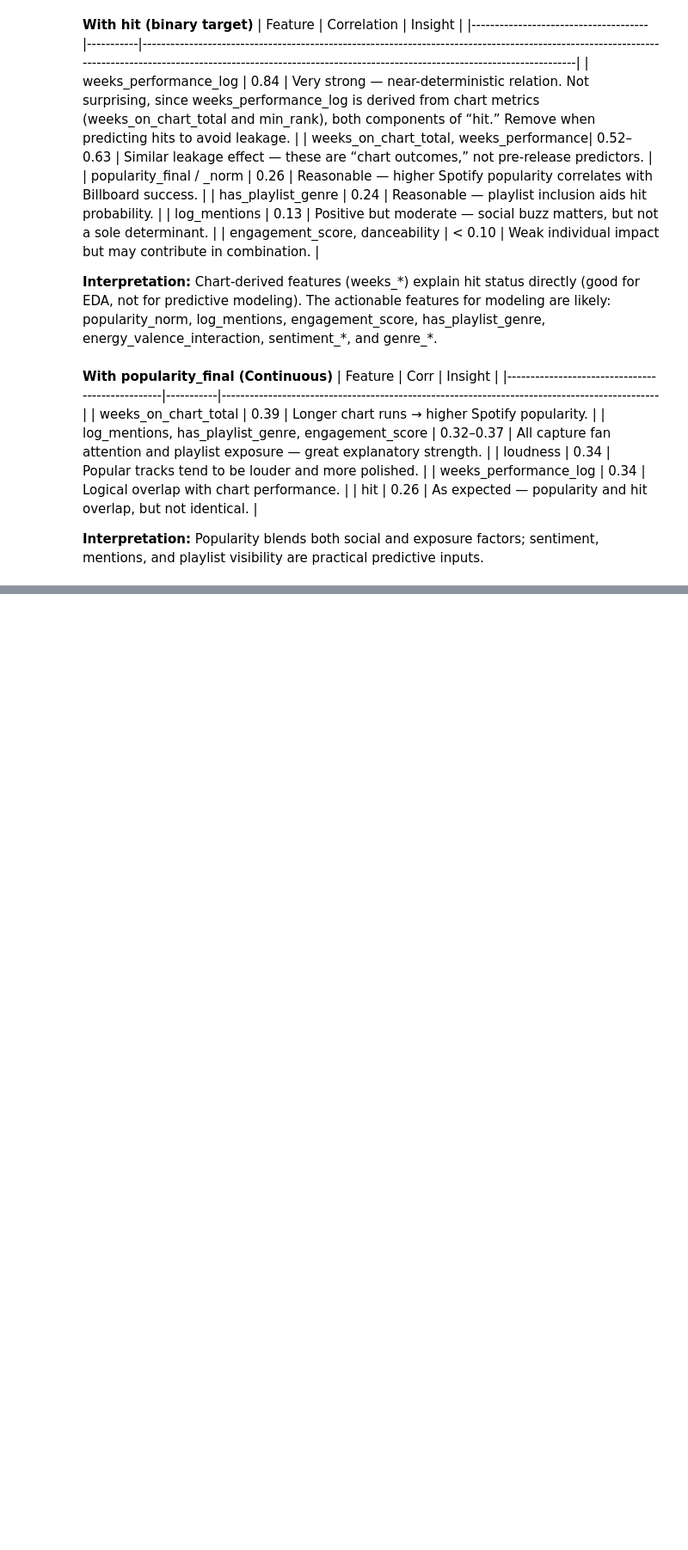
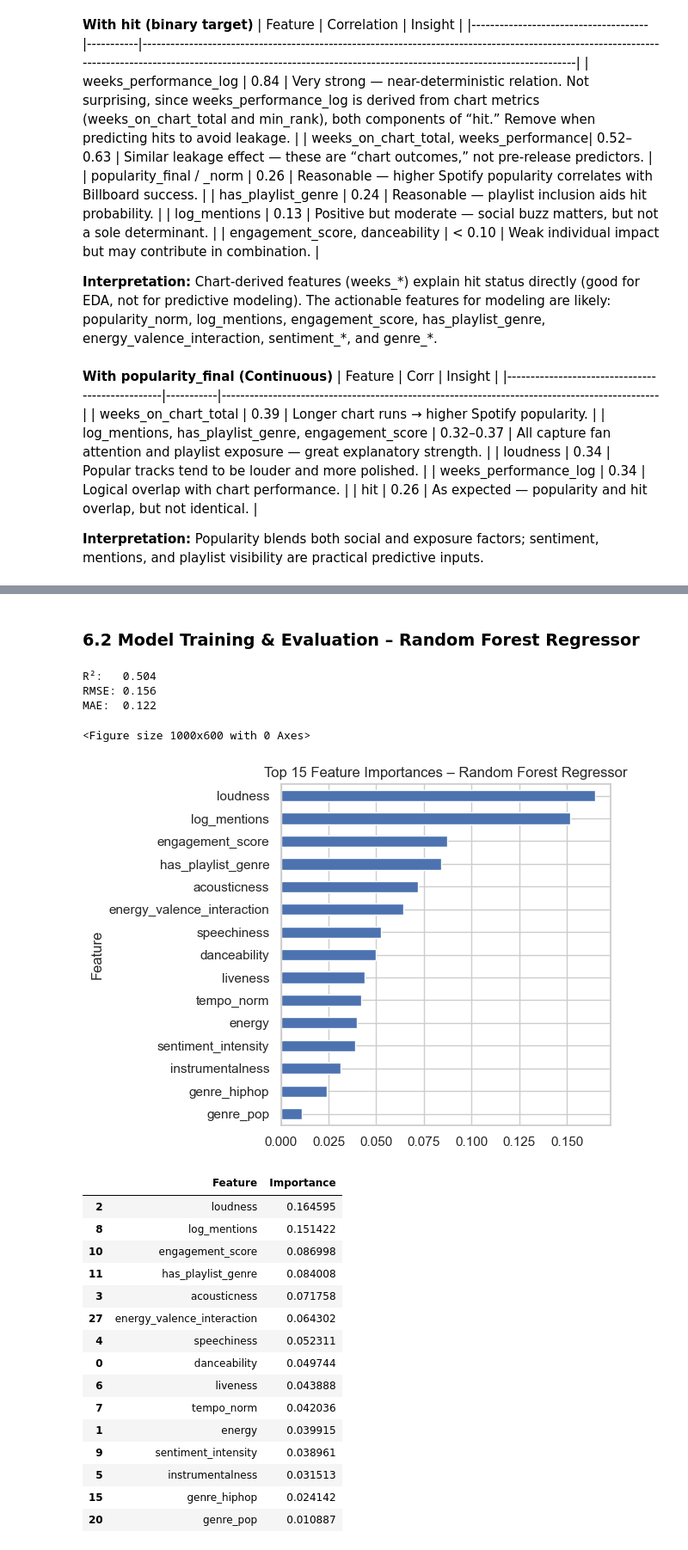
Before and after one commit to priyadarshanparida/media-success-prediction, a Jupyter notebook: code/media_success_prediction.ipynb, the cells around one changed output, grey strips where cells are left out. Shown at 86% size. Drawn from its saved outputs; the diff is of its cells as text; code cells hidden in the pictures; blank space fills up the shorter version.

```diff
--- a/code/media_success_prediction.ipynb
+++ b/code/media_success_prediction.ipynb
@@ -1038,0 +1434,78 @@ The actionable features for modeling are likely: popularity_norm, log_mentions,
+# %% [markdown]
+### 6.2 Model Training & Evaluation – Random Forest Regressor
+# %%
+# Drop rows where popularity_norm is missing
+clean_reg = merged.dropna(subset=["popularity_norm"]).copy()
+
+# Recreate feature matrices for regression (only tree-based version for now)
+X_tree_reg = clean_reg[features_tree]
+y_tree_reg = clean_reg["popularity_norm"]
+
+# Train-test split again
+from sklearn.model_selection import train_test_split
+
+X_train_tree_reg, X_test_tree_reg, y_train_reg, y_test_reg = train_test_split(
+    X_tree_reg, y_tree_reg, test_size=0.2, random_state=42
+)
+# %%
+# Train Random Forest Regressor
+rf_reg = RandomForestRegressor(
+    n_estimators=300,
+    max_depth=None,
+    min_samples_split=5,
+    min_samples_leaf=2,
+    random_state=42,
+    n_jobs=-1
+)
+
+rf_reg.fit(X_train_tree_reg, y_train_reg)
+
+# Predictions
+y_pred_reg = rf_reg.predict(X_test_tree_reg)
+
+# Evaluation metrics
+r2 = r2_score(y_test_reg, y_pred_reg)
+rmse = np.sqrt(mean_squared_error(y_test_reg, y_pred_reg))
+mae = mean_absolute_error(y_test_reg, y_pred_reg)
+
+print(f"R²:   {r2:.3f}")
+print(f"RMSE: {rmse:.3f}")
+print(f"MAE:  {mae:.3f}")
+
+# Feature importance
+imp_df_reg = pd.DataFrame({
+    "Feature": X_train_tree_reg.columns,
+    "Importance": rf_reg.feature_importances_
+}).sort_values(by="Importance", ascending=False)
+
+# Plot top 15
+plt.figure(figsize=(10,6))
+imp_df_reg.head(15).plot(kind="barh", x="Feature", y="Importance", legend=False)
+plt.gca().invert_yaxis()
+plt.title("Top 15 Feature Importances – Random Forest Regressor")
+plt.tight_layout()
+plt.show()
+
+imp_df_reg.head(15)
+# %% [output]
+R²:   0.504
+RMSE: 0.156
+MAE:  0.122
+<Figure size 1000x600 with 0 Axes>
+[figure, added]
+|  | Feature | Importance |
+| 2 | loudness | 0.164595 |
+| 8 | log_mentions | 0.151422 |
+| 10 | engagement_score | 0.086998 |
+| 11 | has_playlist_genre | 0.084008 |
+| 3 | acousticness | 0.071758 |
+| 27 | energy_valence_interaction | 0.064302 |
+| 4 | speechiness | 0.052311 |
+| 0 | danceability | 0.049744 |
+| 6 | liveness | 0.043888 |
+| 7 | tempo_norm | 0.042036 |
+| 1 | energy | 0.039915 |
+| 9 | sentiment_intensity | 0.038961 |
+| 5 | instrumentalness | 0.031513 |
+| 15 | genre_hiphop | 0.024142 |
+| 20 | genre_pop | 0.010887 |
```
Also changed, not shown: parts of 21 cells of this notebook.
